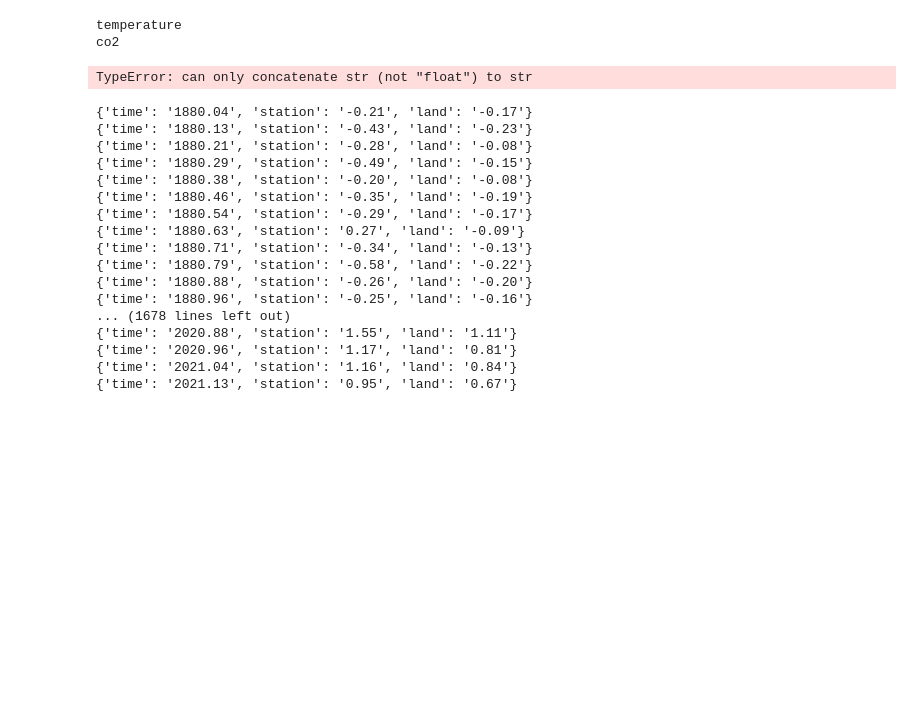
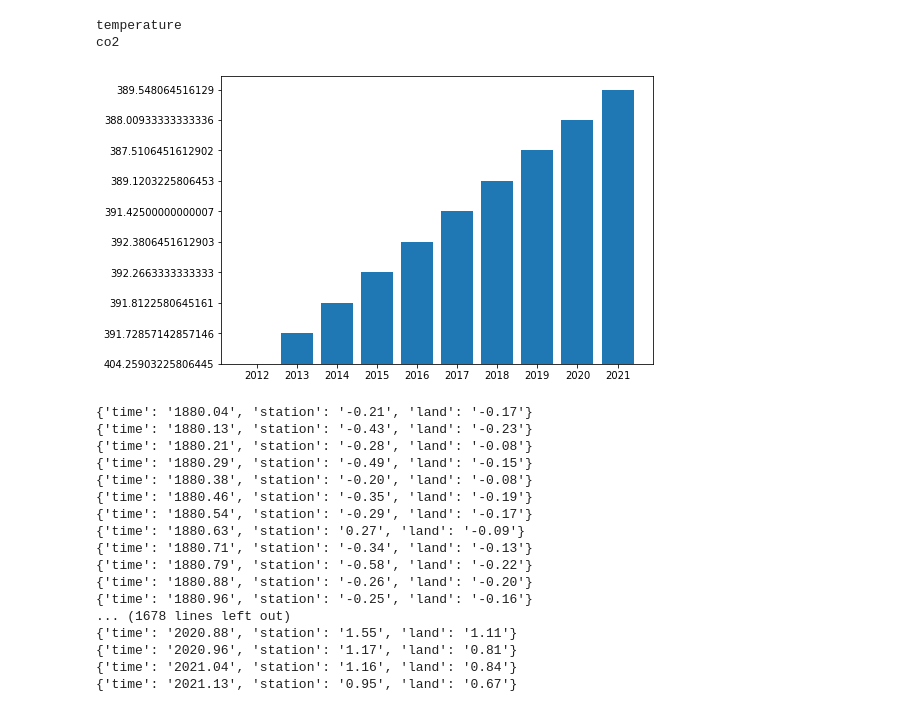
Before and after one commit to Eoinknd16/przem, a Jupyter notebook: Untitled.ipynb, the cells around one changed output. Drawn from its saved outputs; the diff is of its cells as text; code cells hidden in the pictures; blank space fills up the shorter version.

```diff
--- a/Untitled.ipynb
+++ b/Untitled.ipynb
@@ -60,9 +64,11 @@ co2
 with open('data.json','w') as jsonfile:
     json.dump(data,jsonfile)
 # %%
-#open file and arrange overlapping temperature and co2 data onto one csv file.
+## open file and arrange overlapping temperature and co2 data onto one csv file.
 #from 2011 onwards, will result in
 t_co2_file = "tempco2.csv"
+t_data = []
+c_data = []
 
 i = 0 #counter
 
@@ -83,39 +89,60 @@ sum = 0
 for entry in data["co2"]:
     sum = sum + float(entry["cycle"])
     if day < int(entry["day"]):          #go until end of month, then days reset
         day = int(entry["day"])
     else:
         c_data.append(sum/day)      #take average
         i = i + 1                   #move up in the array
         sum = 0
         day = 0                     #reset day counter
 #i = 1
 #for d in c_data:
 #    print(i ,round(c_data[i],2), ",",round(t_data[i],2))
 #    if i < 12:
 #        i = i +1
 #    else: i = 1
 #
 #print("lenght of c_data:",len(c_data))
 #print("lenght of t_data:",len(t_data))
 
 create_file(t_co2_file, ["year","month","temperature change","co2 ppm"])
 year = "2011"
 month = ["Jan","Feb","Mar","Apr","May","Jun", "Jul", "Aug","Sep","Oct","Nov","Dec"]
 
 i = 0;
+
+x_data = []
+y_data = []
 with open(t_co2_file, "a",newline='') as file:
         df = csv.writer(file)
         for counter in range(0,len(c_data)):
-            year = str(int(year)+i)
-            l = year
-            l = l + "," + month[i] + "," + t_data[counter] + "," + c_data[counter]
-            df.writerow(l.split(","))
+            year = str(int(year)+1)
+            o = year
+            l = str(o) + "," + str(month[i]) + "," + str(t_data[counter])+ "," + str(c_data[counter])
+            p = l.split(",")
+            u = p[0]
+            t = p[3]
             if i < 11: i = i + 1
             else: i = 0
-        daily.close()
+
+
+
+
+            x_data.append(u)
+            y_data.append(t)
+            #datalist.append(a)
+            #datalist.append(b)
+
+
+        fig = plt.figure()
+        ax = fig.add_axes([0,0,1,1])
+        x_axes = x_data
+        y_axes = y_data
+        ax.bar(x_axes[0:10],y_axes[0:10])
+        plt.show
+        file.close()
 # %% [output]
-TypeError: can only concatenate str (not "float") to str
+[figure, added]
 # %%
 with open('data.json') as json_file:
     data = json.load(json_file)
```
Also changed, not shown: parts of 2 cells of this notebook.
